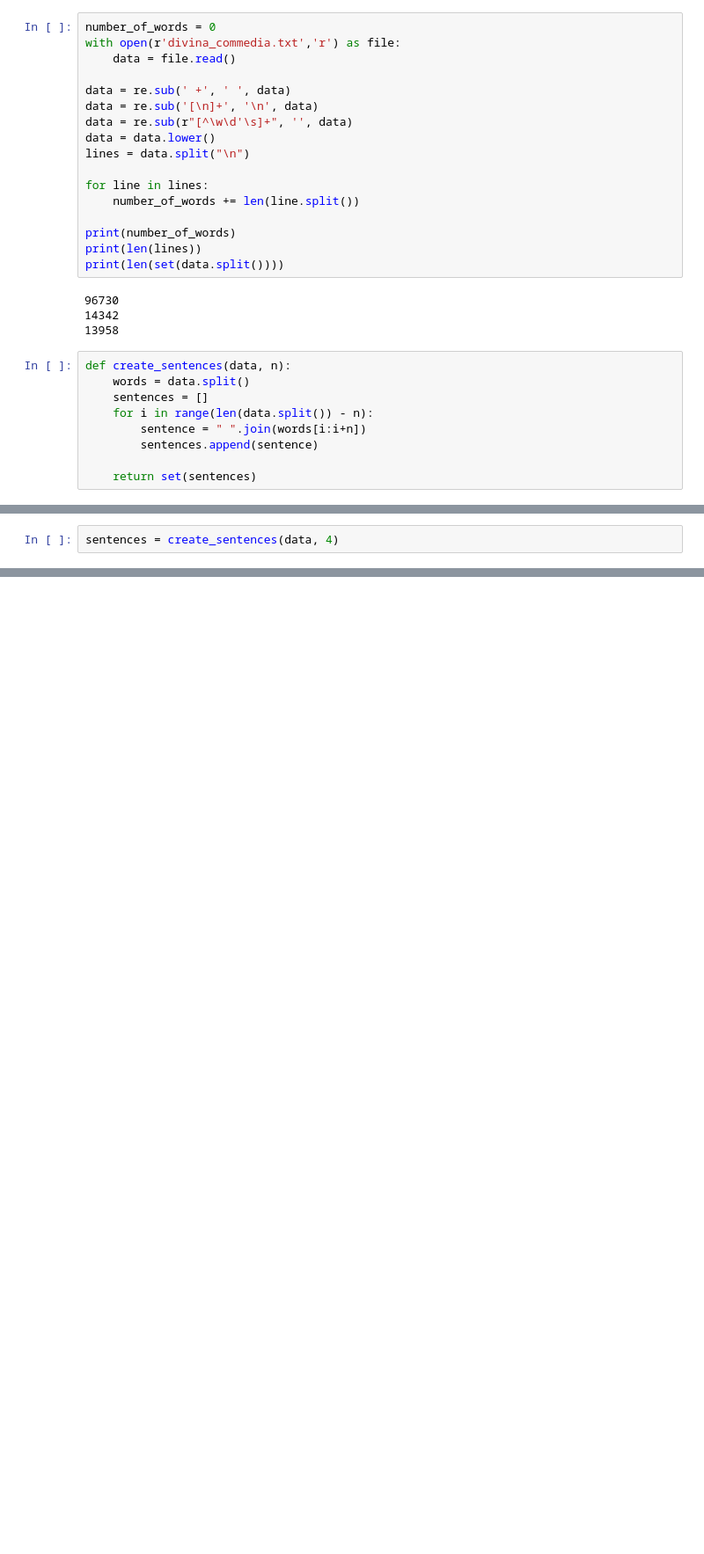
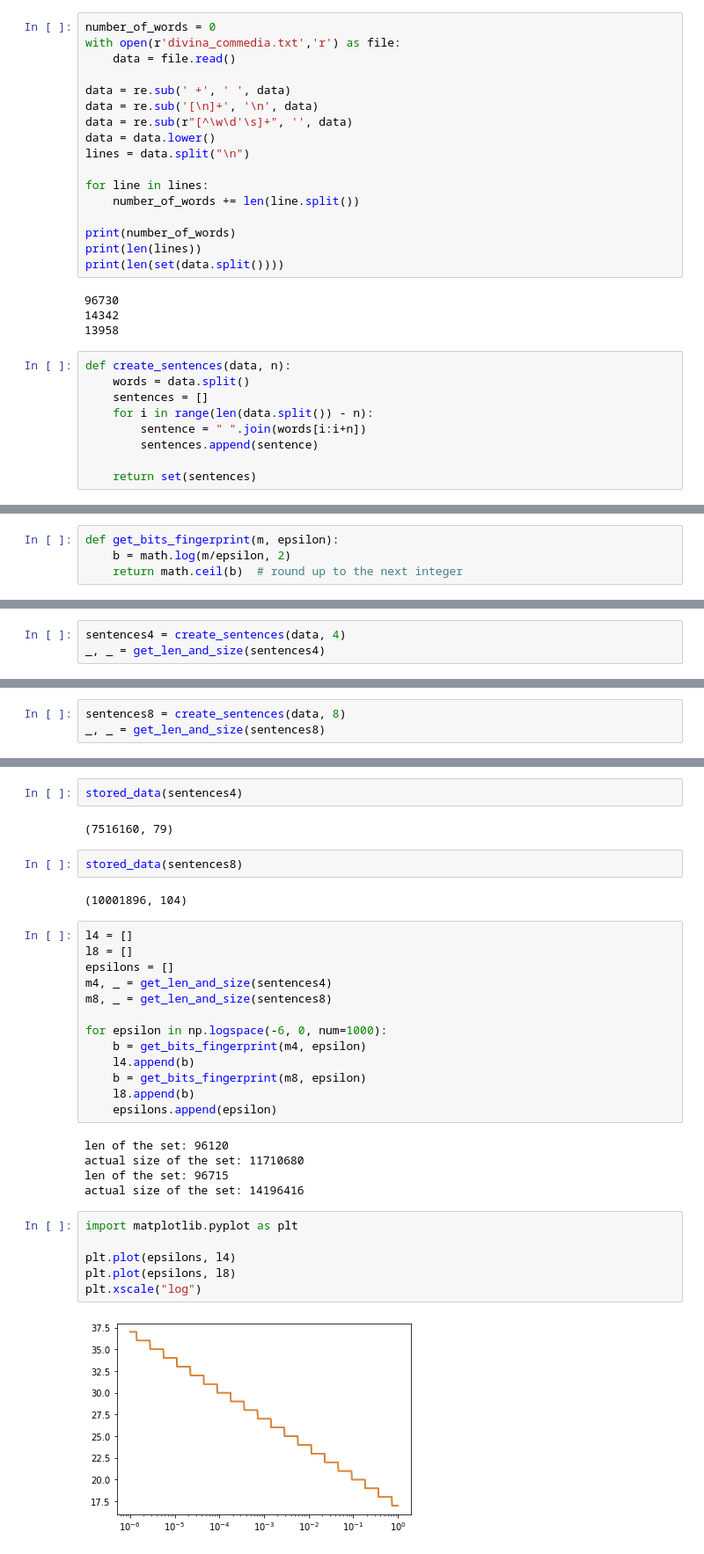
Before and after one commit to dadodimauro/ComputerAidedSimulationLab, a Jupyter notebook: Laboratories/antiplagiarism/antiplagiarism.ipynb, the cells around one changed output, grey strips where cells are left out. Shown at 88% size. Drawn from its saved outputs; the diff is of its cells as text; blank space fills up the shorter version.

```diff
--- a/Laboratories/antiplagiarism/antiplagiarism.ipynb
+++ b/Laboratories/antiplagiarism/antiplagiarism.ipynb
@@ -52,0 +61,4 @@ def create_sentences(data, n):
+# %%
+def get_bits_fingerprint(m, epsilon):
+    b = math.log(m/epsilon, 2)
+    return math.ceil(b)  # round up to the next integer
@@ -53,2 +75,3 @@ def create_sentences(data, n):
 # %%
-sentences = create_sentences(data, 4)
+sentences4 = create_sentences(data, 4)
+_, _ = get_len_and_size(sentences4)
@@ -58,0 +78,3 @@ len(sentences)
+# %%
+sentences8 = create_sentences(data, 8)
+_, _ = get_len_and_size(sentences8)
@@ -58,0 +91,34 @@ len(sentences)
+# %%
+stored_data(sentences4)
+# %% [output]
+(7516160, 79)
+# %%
+stored_data(sentences8)
+# %% [output]
+(10001896, 104)
+# %%
+l4 = []
+l8 = []
+epsilons = []
+m4, _ = get_len_and_size(sentences4)
+m8, _ = get_len_and_size(sentences8)
+
+for epsilon in np.logspace(-6, 0, num=1000):
+    b = get_bits_fingerprint(m4, epsilon)
+    l4.append(b)
+    b = get_bits_fingerprint(m8, epsilon)
+    l8.append(b)
+    epsilons.append(epsilon)
+# %% [output]
+len of the set: 96120
+actual size of the set: 11710680
+len of the set: 96715
+actual size of the set: 14196416
+# %%
+import matplotlib.pyplot as plt
+
+plt.plot(epsilons, l4)
+plt.plot(epsilons, l8)
+plt.xscale("log")
+# %% [output]
+[figure, added]
```
Also changed, not shown: parts of 10 cells of this notebook.
